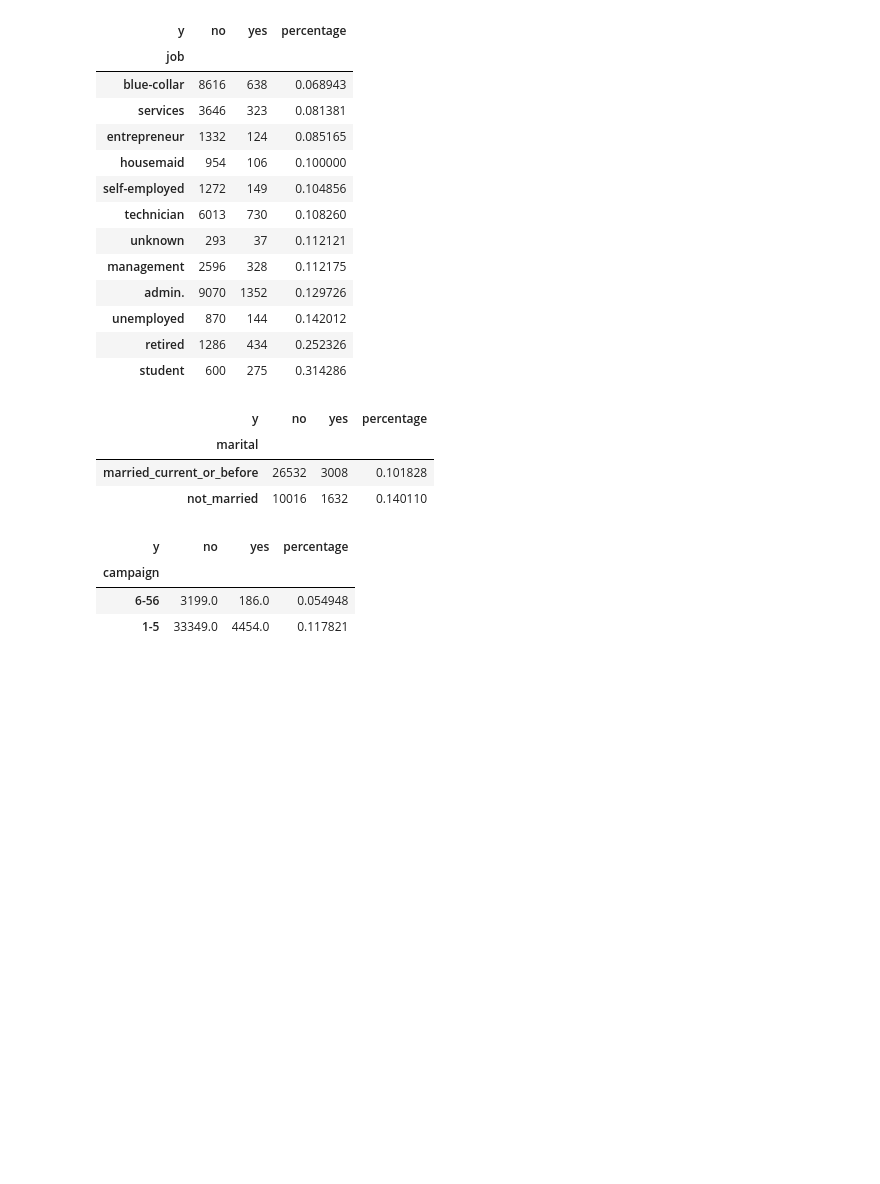
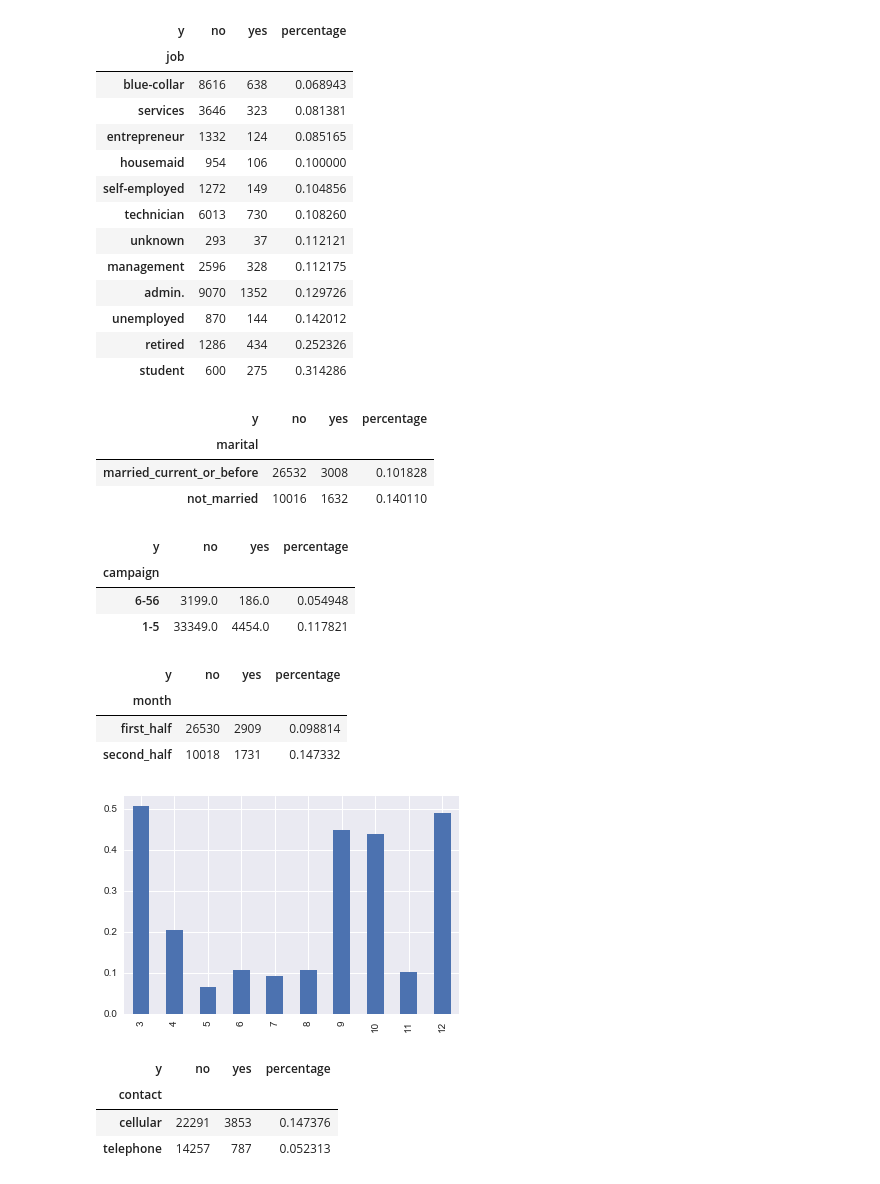
Before and after one commit to yatong2/Springboard, a Jupyter notebook: Capstone_Data_Exploration.ipynb, the cells around one changed output. Cells and saved outputs as stored; diff of their text form; code cells hidden in the pictures; blank space fills up the shorter version.

```diff
--- a/Capstone_Data_Exploration.ipynb
+++ b/Capstone_Data_Exploration.ipynb
@@ -240,3 +240,30 @@ cam.sort_values('percentage')
 | campaign |  |  |  |
 | 6-56 | 3199.0 | 186.0 | 0.054948 |
 | 1-5 | 33349.0 | 4454.0 | 0.117821 |
+# %%
+#contact month effect on campaign success rate
+mon = bank_info.groupby(['month', 'y']).size().unstack(0)
+mon['first_half'] = mon.mar + mon.apr + mon.may + mon.jun + mon.jul
+mon['second_half'] = mon.aug + mon.sep + mon.oct + mon.nov + mon.dec
+mon = mon.unstack().unstack()
+mon['percentage'] = mon.yes/(mon.yes + mon.no)
+mon1 = mon.drop(mon.index[0:10])
+mon2 = mon.drop(mon.index[10:12])
+mon2 = mon2.set_index([[4,8,12,7,6,3,5,11,10,9]])
+mon2.sort_index().percentage.plot(kind='bar')
+mon1.sort_values('percentage')
+# %% [output]
+| y | no | yes | percentage |
+| month |  |  |  |
+| first_half | 26530 | 2909 | 0.098814 |
+| second_half | 10018 | 1731 | 0.147332 |
+[figure, added]
+# %%
+con = bank_info.groupby(['contact', 'y']).size().unstack()
+con['percentage'] = con.yes / (con.yes + con.no)
+con
+# %% [output]
+| y | no | yes | percentage |
+| contact |  |  |  |
+| cellular | 22291 | 3853 | 0.147376 |
+| telephone | 14257 | 787 | 0.052313 |
```
Also changed, not shown: parts of 5 cells of this notebook.
